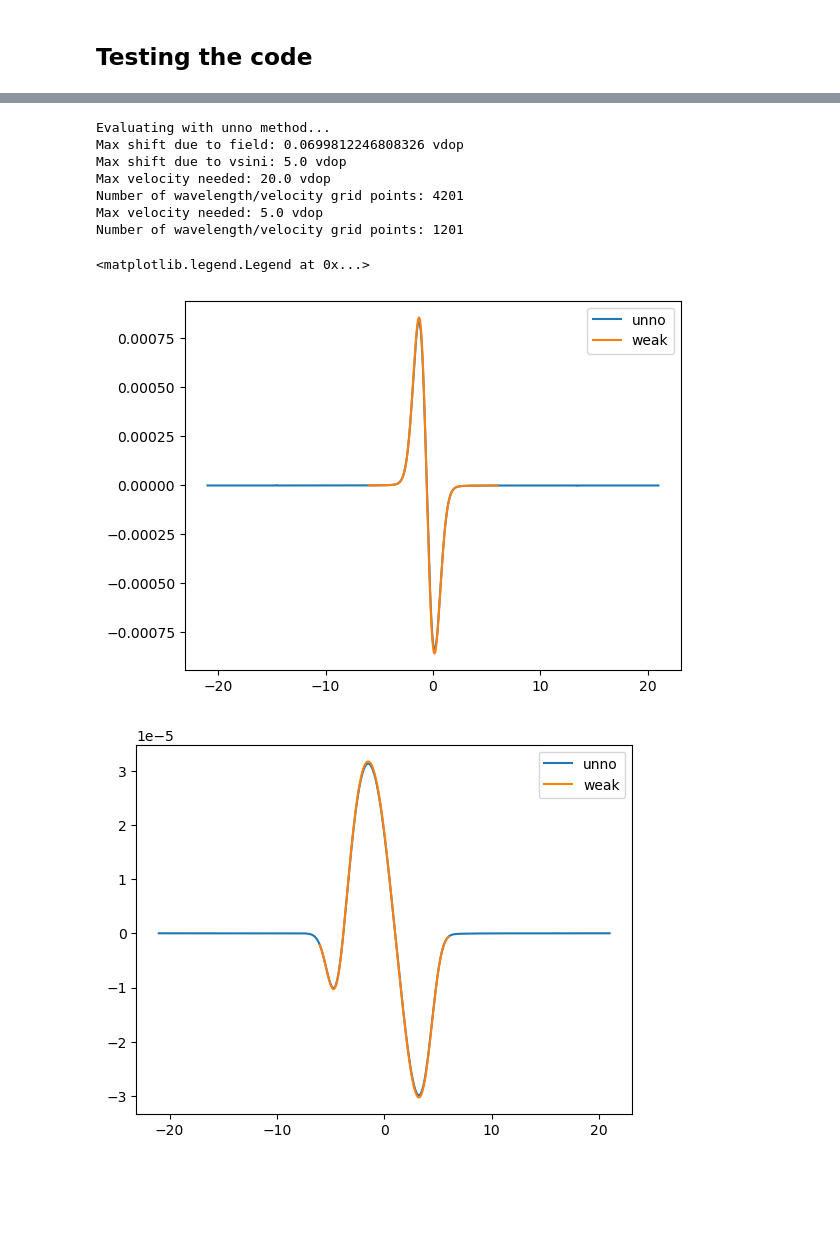
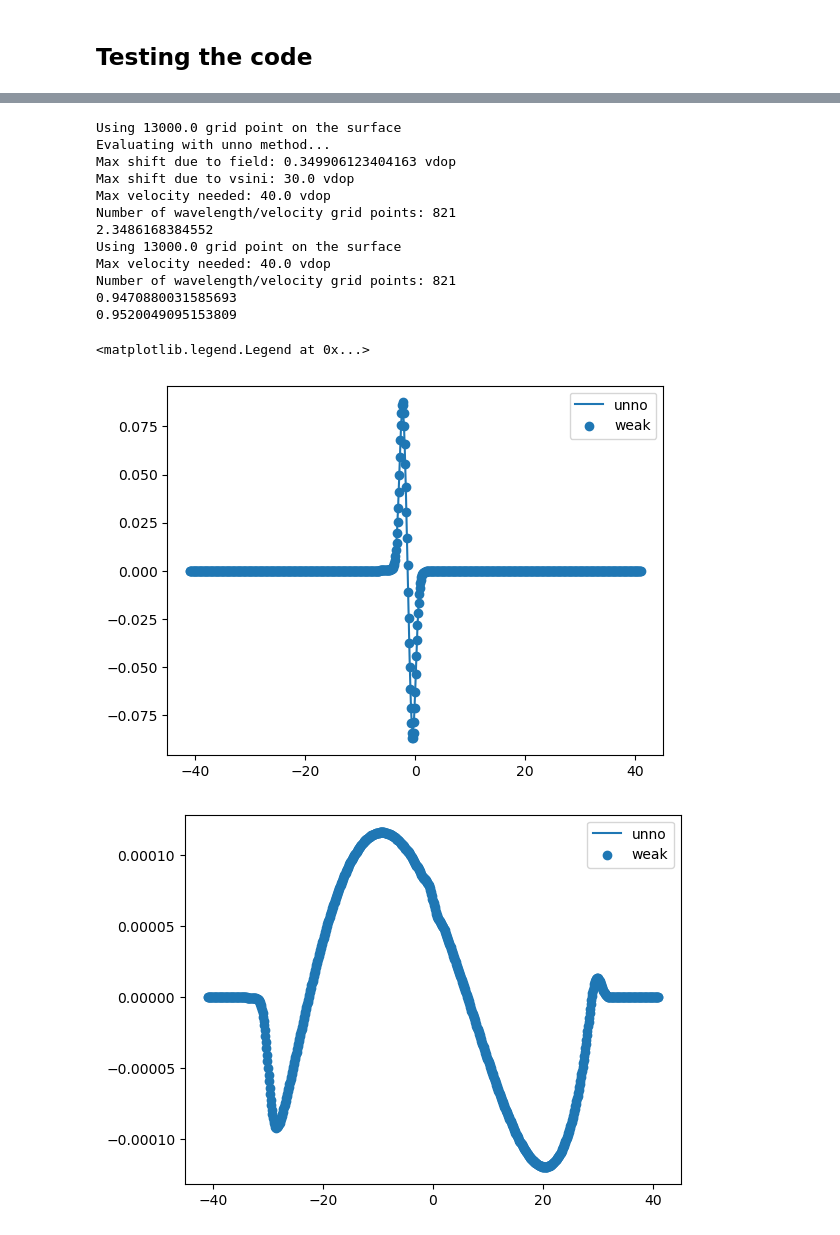
Before and after one commit to veropetit/pyRaven, a Jupyter notebook: diskint2_doc.ipynb, the cells around one changed output, grey strips where cells are left out. Drawn from its saved outputs; the diff is of its cells as text; code cells hidden in the pictures; blank space fills up the shorter version.

```diff
--- a/diskint2_doc.ipynb
+++ b/diskint2_doc.ipynb
@@ -322,13 +336,13 @@ $$\sin(2\phi) = 2\sin\phi\cos\phi = 2 \frac{\hat{B}_x}{\sin(\theta)} \frac{\hat{
 # %%
 genparam = {
     'lambda0':5000,    # the central wavelength of the transition
-    'vsini':50.0,         # the projected rotational velocity
+    'vsini':300.0,         # the projected rotational velocity
     'vdop':10.0,          # the thermal broadening
     'av':0.05,             # the damping coefficient of the Voigt profile
     'bnu':1.5,             # the slope of the source function with respect to vertical optical depth
-    'logkappa':-1.5,          # the line strength parameter
-    'ndop':int(100),       # the number of sample point per doppler width for the wavelength array
-    'Bpole':1000,
+    'logkappa':0.0,          # the line strength parameter
+    'ndop':int(10),       # the number of sample point per doppler width for the wavelength array
+    'Bpole':5000,
     'incl':30*np.pi/180, #not necessary for loop
     'beta':30*np.pi/180, #not necessary for loop
     'phase':90*np.pi/180 #not necessary for loop
@@ -349,4 +363,4 @@ param={'general' : genparam,
        }
 
 pat = rav.pattern.zeeman_pattern(unnoparam['down'], unnoparam['up'])
-rav.pattern.plot_zeeman_pattern(pat)
+#rav.pattern.plot_zeeman_pattern(pat)
@@ -355,35 +367,49 @@ rav.pattern.plot_zeeman_pattern(pat)
 # %%
+import time
+
+tic = time.time()
 model_unno, testI_unno, testV_unno = rav.diskint2.numerical(param, unno=True)
+toc = time.time()
+print(toc - tic)
+
+tic = time.time()
 model_weak, testI_weak, testV_weak = rav.diskint2.numerical(param, unno=False)
+toc = time.time()
+print(toc - tic)
 # %% [output]
+Using 13000.0 grid point on the surface
 Evaluating with unno method...
-Max shift due to field: 0.0699812246808326 vdop
-Max shift due to vsini: 5.0 vdop
-Max velocity needed: 20.0 vdop
-Number of wavelength/velocity grid points: 4201
-Max velocity needed: 5.0 vdop
-Number of wavelength/velocity grid points: 1201
+Max shift due to field: 0.349906123404163 vdop
+Max shift due to vsini: 30.0 vdop
+Max velocity needed: 40.0 vdop
+Number of wavelength/velocity grid points: 821
+2.3486168384552
+Using 13000.0 grid point on the surface
+Max velocity needed: 40.0 vdop
+Number of wavelength/velocity grid points: 821
+0.9470880031585693
+0.9520049095153809
 # %%
 fig, ax = plt.subplots(1,1)
 
 ax.plot(model_unno['uo'], testV_unno, label='unno')
-ax.plot(model_weak['uo'], testV_weak, label='weak')
+ax.scatter(model_weak['uo'], testV_weak, label='weak')
 ax.legend(loc=0)
 
 fig, ax = plt.subplots(1,1)
 
 ax.plot(model_unno['uo'], model_unno['V'], label='unno')
-ax.plot(model_weak['uo'], model_weak['V'], label='weak')
+ax.scatter(model_weak['uo'], model_weak['V'], label='weak')
 
 ax.legend(loc=0)
 
 fig, ax = plt.subplots(1,1)
 
 ax.plot(model_unno['uo'], model_unno['flux'], label='unno')
-ax.plot(model_weak['uo'], model_weak['flux'], label='weak')
+ax.scatter(model_weak['uo'], model_weak['flux'], label='weak')
 
 ax.legend(loc=0)
 # %% [output]
 <matplotlib.legend.Legend at 0x...>
-[figure, old version]
+[figure, new version]
-[figure, old version]
+[figure, new version]
```
Also changed, not shown: parts of 9 cells of this notebook, 1 other file.
